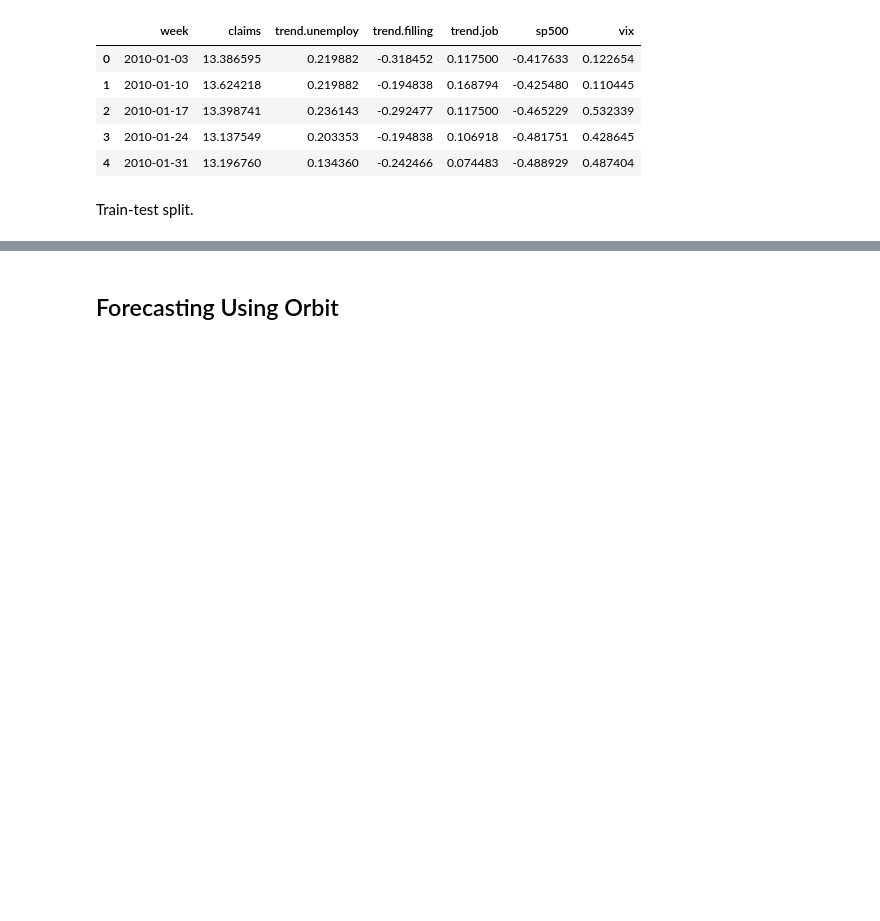
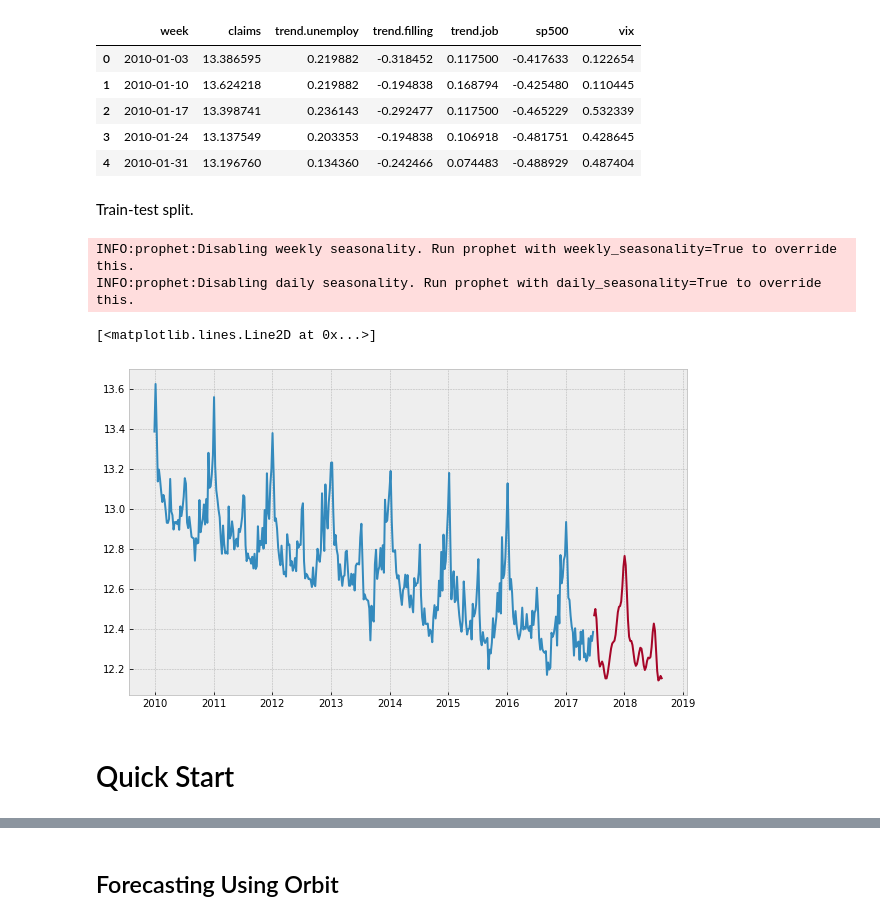
Before and after one commit to Pyatachokk/hse_ts_course, a Jupyter notebook: 2021-spring/seminars/sem_16.ipynb, the cells around one changed output, grey strips where cells are left out. Cells and saved outputs as stored; diff of their text form; code cells hidden in the pictures; blank space fills up the shorter version.

Commit message:
added prophet

```diff
--- a/2021-spring/seminars/sem_16.ipynb
+++ b/2021-spring/seminars/sem_16.ipynb
@@ -24,3 +14,6 @@ print(orbit.__version__)
+# %%
+plt.style.use("bmh")
+plt.rcParams['font.family'] = 'DejaVu Sans'
 # %% [markdown]
 ## Data
 # %% [markdown]
@@ -57,3 +50,34 @@ Train-test split.
 test_size = 52
 train_df = df[:-test_size]
 test_df = df[-test_size:]
+# %%
+df_prophet = df.copy()
+df_prophet = df_prophet.set_index('week', drop=True)
+df_prophet.index = df_prophet.index.to_period('W-MON').to_timestamp()
+train_df_prophet = df_prophet[:-test_size]
+test_df_prophet = df_prophet[-test_size:]
+# %%
+
+# Prophet requires to have data with a pandas.DatetimeIndex
+y = train_df_prophet.claims
+forecaster = Prophet(
+    seasonality_mode='multiplicative',
+#     growth="logistic",
+    n_changepoints=int(len(y) / 12),
+    add_country_holidays={'country_name': 'US'},
+    yearly_seasonality=True)
+forecaster.fit(y)
+
+y_pred = forecaster.predict(fh=list(range(1, 62)))
+# %% [output]
+INFO:prophet:Disabling weekly seasonality. Run prophet with weekly_seasonality=True to override this.
+INFO:prophet:Disabling daily seasonality. Run prophet with daily_seasonality=True to override this.
+# %%
+fig = plt.figure(figsize=[10, 6])
+plt.plot(y)
+plt.plot(y_pred)
+# %% [output]
+[<matplotlib.lines.Line2D at 0x...>]
+[figure, added]
+# %% [markdown]
+# Quick Start
```
Also changed, not shown: parts of 7 cells of this notebook.
